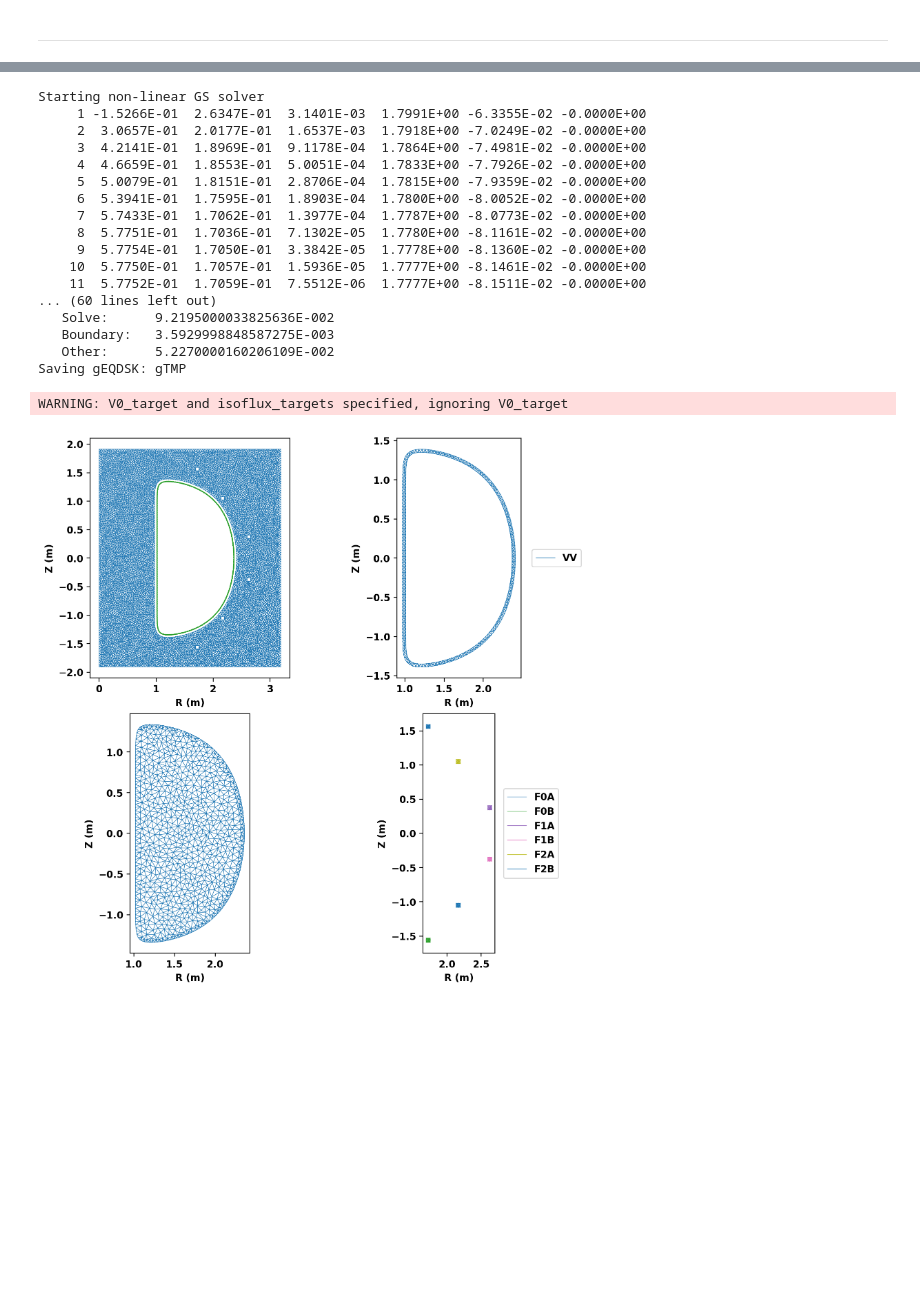
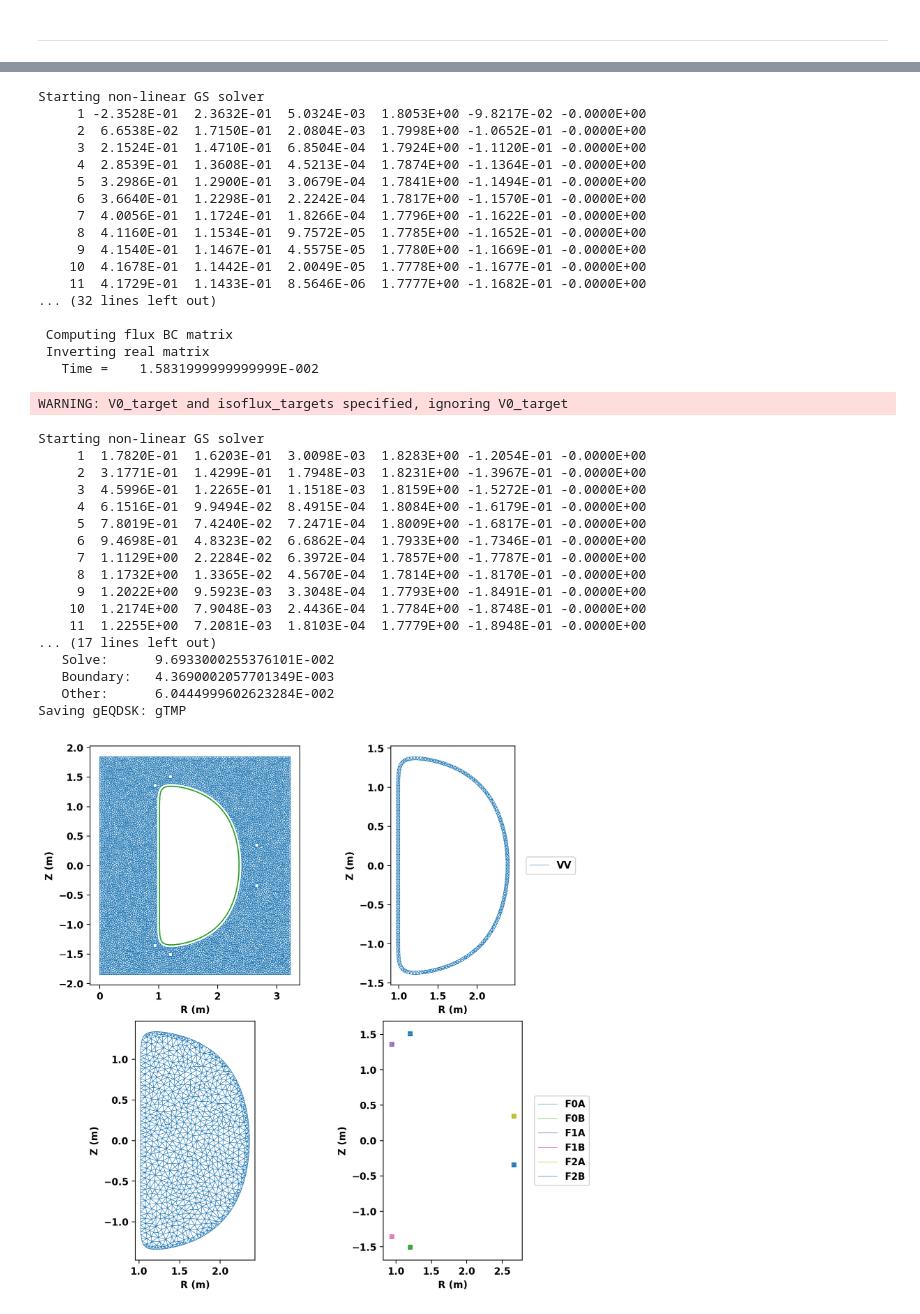
Before and after one commit to jeremslm/PF_location_optimization, a Jupyter notebook: DIIID_free_boundary copy.ipynb, the cells around one changed output, grey strips where cells are left out. Drawn from its saved outputs; the diff is of its cells as text; code cells hidden in the pictures; blank space fills up the shorter version.

```diff
--- a/DIIID_free_boundary copy.ipynb
+++ b/DIIID_free_boundary copy.ipynb
@@ -132,9 +132,9 @@ vv_dx = 0.04
 # top_coils = [68.4615, 11.414, 38.0515]
 # radials = [0.9933, 0.3449, 0.1048]
 
-# params = [92.2036, 115.6793, 10.3267, 0.373, 0.302, 0.4071] # fail maxit
+params = [92.2036, 115.6793, 10.3267, 0.373, 0.302, 0.4071] # fail maxit
 # params = [1.3907e+02, 1.3371e+02, 1.3258e+02, 6.2016e-01, 1.0000e+00,6.4355e-02] # Meshing error
-params = [68.4615,11.414, 38.0515, 0.9933, 0.3449, 0.1048]
+# params = [68.4615,11.414, 38.0515, 0.9933, 0.3449, 0.1048]
 #########
 
 scan_geom_DIIID = make_new_coils(params, len(params) // 2, dx=0.03, dy=0.03, ifplot=False)
@@ -290,21 +320,38 @@ Starting non-linear GS solver
 WARNING: V0_target and isoflux_targets specified, ignoring V0_target
 Starting non-linear GS solver
-     1 -1.5266E-01  2.6347E-01  3.1401E-03  1.7991E+00 -6.3355E-02 -0.0000E+00
-     2  3.0657E-01  2.0177E-01  1.6537E-03  1.7918E+00 -7.0249E-02 -0.0000E+00
-     3  4.2141E-01  1.8969E-01  9.1178E-04  1.7864E+00 -7.4981E-02 -0.0000E+00
-     4  4.6659E-01  1.8553E-01  5.0051E-04  1.7833E+00 -7.7926E-02 -0.0000E+00
-     5  5.0079E-01  1.8151E-01  2.8706E-04  1.7815E+00 -7.9359E-02 -0.0000E+00
-     6  5.3941E-01  1.7595E-01  1.8903E-04  1.7800E+00 -8.0052E-02 -0.0000E+00
-     7  5.7433E-01  1.7062E-01  1.3977E-04  1.7787E+00 -8.0773E-02 -0.0000E+00
-     8  5.7751E-01  1.7036E-01  7.1302E-05  1.7780E+00 -8.1161E-02 -0.0000E+00
-     9  5.7754E-01  1.7050E-01  3.3842E-05  1.7778E+00 -8.1360E-02 -0.0000E+00
-    10  5.7750E-01  1.7057E-01  1.5936E-05  1.7777E+00 -8.1461E-02 -0.0000E+00
-    11  5.7752E-01  1.7059E-01  7.5512E-06  1.7777E+00 -8.1511E-02 -0.0000E+00
-... (60 lines left out)
-   Solve:      9.2195000033825636E-002
-   Boundary:   3.5929998848587275E-003
-   Other:      5.2270000160206109E-002
-Saving gEQDSK: gTMP
+     1 -2.3528E-01  2.3632E-01  5.0324E-03  1.8053E+00 -9.8217E-02 -0.0000E+00
+     2  6.6538E-02  1.7150E-01  2.0804E-03  1.7998E+00 -1.0652E-01 -0.0000E+00
+     3  2.1524E-01  1.4710E-01  6.8504E-04  1.7924E+00 -1.1120E-01 -0.0000E+00
+     4  2.8539E-01  1.3608E-01  4.5213E-04  1.7874E+00 -1.1364E-01 -0.0000E+00
+     5  3.2986E-01  1.2900E-01  3.0679E-04  1.7841E+00 -1.1494E-01 -0.0000E+00
+     6  3.6640E-01  1.2298E-01  2.2242E-04  1.7817E+00 -1.1570E-01 -0.0000E+00
+     7  4.0056E-01  1.1724E-01  1.8266E-04  1.7796E+00 -1.1622E-01 -0.0000E+00
+     8  4.1160E-01  1.1534E-01  9.7572E-05  1.7785E+00 -1.1652E-01 -0.0000E+00
+     9  4.1540E-01  1.1467E-01  4.5575E-05  1.7780E+00 -1.1669E-01 -0.0000E+00
+    10  4.1678E-01  1.1442E-01  2.0049E-05  1.7778E+00 -1.1677E-01 -0.0000E+00
+    11  4.1729E-01  1.1433E-01  8.5646E-06  1.7777E+00 -1.1682E-01 -0.0000E+00
+... (32 lines left out)
+
+ Computing flux BC matrix
+ Inverting real matrix
+   Time =    1.5831999999999999E-002
 WARNING: V0_target and isoflux_targets specified, ignoring V0_target
+Starting non-linear GS solver
+     1  1.7820E-01  1.6203E-01  3.0098E-03  1.8283E+00 -1.2054E-01 -0.0000E+00
+     2  3.1771E-01  1.4299E-01  1.7948E-03  1.8231E+00 -1.3967E-01 -0.0000E+00
+     3  4.5996E-01  1.2265E-01  1.1518E-03  1.8159E+00 -1.5272E-01 -0.0000E+00
+     4  6.1516E-01  9.9494E-02  8.4915E-04  1.8084E+00 -1.6179E-01 -0.0000E+00
+     5  7.8019E-01  7.4240E-02  7.2471E-04  1.8009E+00 -1.6817E-01 -0.0000E+00
+     6  9.4698E-01  4.8323E-02  6.6862E-04  1.7933E+00 -1.7346E-01 -0.0000E+00
+     7  1.1129E+00  2.2284E-02  6.3972E-04  1.7857E+00 -1.7787E-01 -0.0000E+00
+     8  1.1732E+00  1.3365E-02  4.5670E-04  1.7814E+00 -1.8170E-01 -0.0000E+00
+     9  1.2022E+00  9.5923E-03  3.3048E-04  1.7793E+00 -1.8491E-01 -0.0000E+00
+    10  1.2174E+00  7.9048E-03  2.4436E-04  1.7784E+00 -1.8748E-01 -0.0000E+00
+    11  1.2255E+00  7.2081E-03  1.8103E-04  1.7779E+00 -1.8948E-01 -0.0000E+00
+... (17 lines left out)
+   Solve:      9.6933000255376101E-002
+   Boundary:   4.3690002057701349E-003
+   Other:      6.0444999602623284E-002
+Saving gEQDSK: gTMP
-[figure, old version]
+[figure, new version]
 # %%
```
Also changed, not shown: parts of 2 cells of this notebook, 3 other files.
